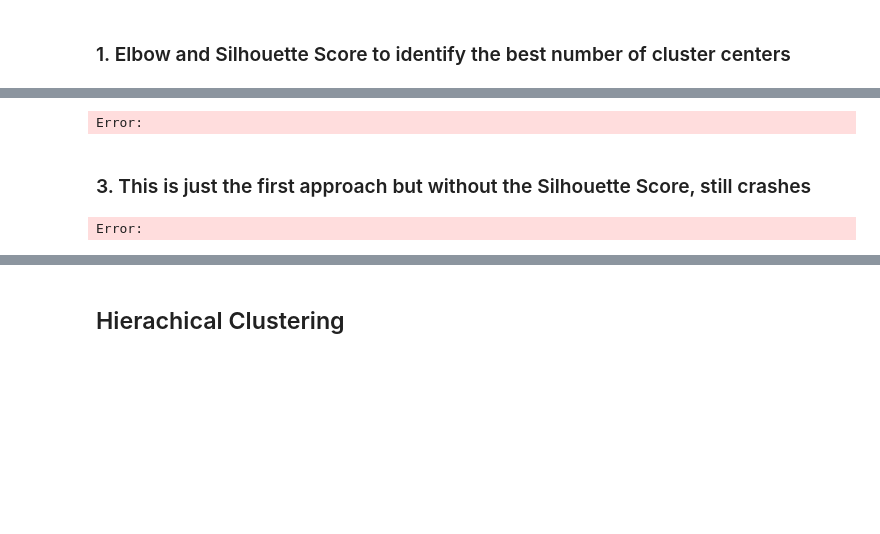
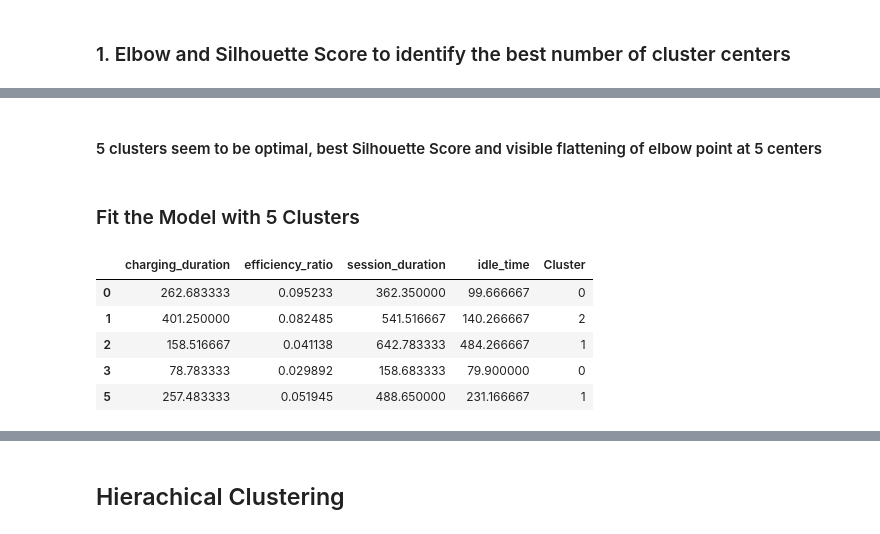
Before and after one commit to JanRkck/AA24, a Jupyter notebook: 03_cluster_analysis.ipynb, the cells around one changed output, grey strips where cells are left out. Saved outputs shown, nothing was run; the diff lists cells and outputs as text; code cells hidden in the pictures; blank space fills up the shorter version.

```diff
--- a/03_cluster_analysis.ipynb
+++ b/03_cluster_analysis.ipynb
@@ -290,51 +256,21 @@ Error:
-# %%
-from sklearn.cluster import MiniBatchKMeans
-import matplotlib.pyplot as plt
-
-# Optional: Use a smaller sample for testing
-df_sample = df_cluster_encoded.sample(n=5000, random_state=42)
-X_sample = df_sample.values
-X_sample
-
-# Elbow method using MiniBatchKMeans
-inertia = []
-range_clusters = range(2, 6)
-
-for k in range_clusters:
-    kmeans = MiniBatchKMeans(n_clusters=k, random_state=42, batch_size=1000)
-    kmeans.fit(X_sample)
-    inertia.append(kmeans.inertia_)
-
-# Plot the Elbow Method
-plt.figure(figsize=(12, 6))
-plt.plot(range_clusters, inertia, marker='o')
-plt.xlabel('Number of Clusters')
-plt.ylabel('Inertia')
-plt.title('Elbow Method using MiniBatchKMeans (Optimized)')
-plt.show()
-# %% [output]
-Error:
-# %% [markdown]
-### 3. This is just the first approach but without the Silhouette Score, still crashes
-# %%
-# Prepare the data for clustering (assuming df_cluster_encoded is already scaled and encoded)
-X = df_cluster_encoded.values
-
-# Elbow method calculation
-inertia = []  # For Elbow Method
-range_clusters = range(2, 6)  # Testing cluster sizes from 2 to 10
-
-for k in range_clusters:
-    kmeans = KMeans(n_clusters=k, random_state=42, n_init=10)
-    kmeans.fit(X)
-    inertia.append(kmeans.inertia_)  # Sum of squared distances to nearest cluster center
-
-# Plotting the Elbow Method results
-plt.figure(figsize=(12, 6))
-plt.plot(range_clusters, inertia, marker='o')
-plt.xlabel('Number of Clusters')
-plt.ylabel('Inertia')
-plt.title('Elbow Method for Optimal Cluster Selection')
-plt.show()
-# %% [output]
-Error:
+# %% [markdown]
+#### 5 clusters seem to be optimal, best Silhouette Score and visible flattening of elbow point at 5 centers
+# %% [markdown]
+### Fit the Model with 5 Clusters
+# %%
+# Fit KMeans with optimal number of clusters (5)
+optimal_k = 5
+kmeans_final = KMeans(n_clusters=optimal_k, random_state=42, n_init=10)
+cluster_labels = kmeans_final.fit_predict(X)
+
+# Adding cluster labels to the dataframe
+df_cluster['Cluster'] = cluster_labels
+
+df_cluster.head()
+# %% [output]
+|  | charging_duration | efficiency_ratio | session_duration | idle_time | Cluster |
+| 0 | 262.683333 | 0.095233 | 362.350000 | 99.666667 | 0 |
+| 1 | 401.250000 | 0.082485 | 541.516667 | 140.266667 | 2 |
+| 2 | 158.516667 | 0.041138 | 642.783333 | 484.266667 | 1 |
+| 3 | 78.783333 | 0.029892 | 158.683333 | 79.900000 | 0 |
+| 5 | 257.483333 | 0.051945 | 488.650000 | 231.166667 | 1 |
```
Also changed, not shown: parts of 31 cells of this notebook.
